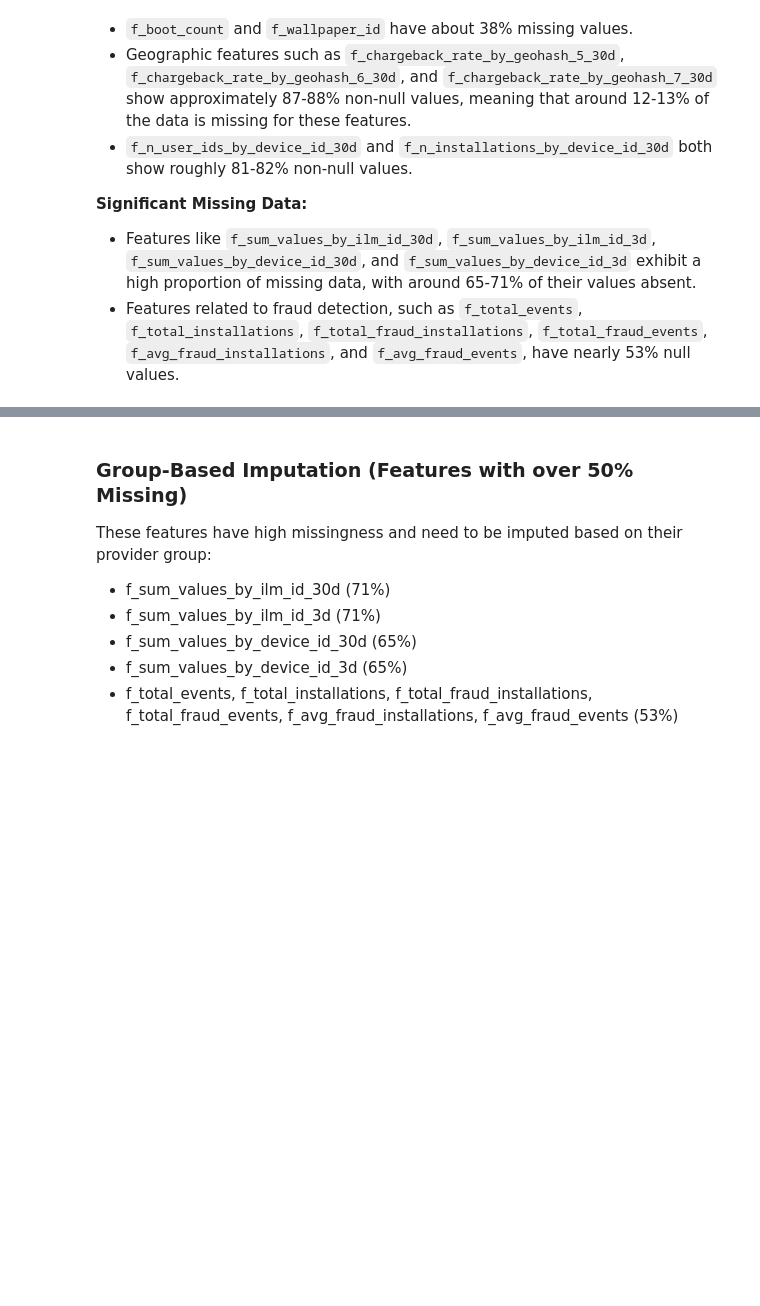
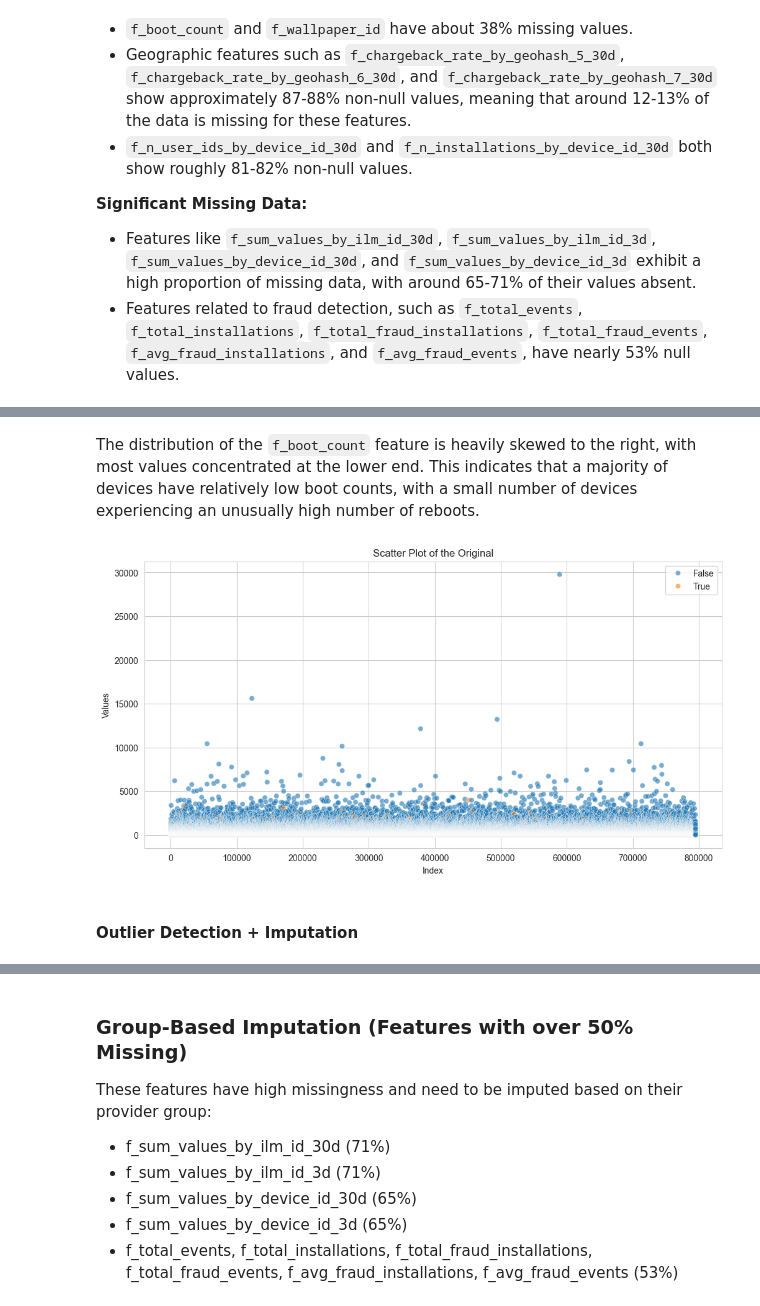
Before and after one commit to arthuraal/chargeback-prediction-incognia, a Jupyter notebook: notebooks/1-aaa-modeling.ipynb, the cells around one changed output, grey strips where cells are left out. Drawn from its saved outputs; the diff is of its cells as text; code cells hidden in the pictures; blank space fills up the shorter version.

```diff
--- a/notebooks/1-aaa-modeling.ipynb
+++ b/notebooks/1-aaa-modeling.ipynb
@@ -169,0 +388,19 @@ cleaned_data = raw_data.alias("cleaned_data")
+# %% [markdown]
+The distribution of the `f_boot_count` feature is heavily skewed to the right, with most values concentrated at the lower end. This indicates that a majority of devices have relatively low boot counts, with a small number of devices experiencing an unusually high number of reboots.
+# %%
+# Assuming you have a DataFrame named 'pandas_df' with original and imputed columns
+pandas_df = cleaned_data.select("f_boot_count", "chargeback").toPandas()
+original_values = pandas_df["f_boot_count"]
+
+# Create a scatter plot
+plt.figure(figsize=(12, 6))
+sns.scatterplot(data=pandas_df, x=pandas_df.index, y="f_boot_count", hue="chargeback", alpha=0.6)
+
+# Set plot labels and title
+plt.xlabel('Index')
+plt.ylabel('Values')
+plt.title('Scatter Plot of the Original')
+plt.legend()
+plt.show()
+# %% [output]
+[figure, added]
@@ -169,0 +412,2 @@ cleaned_data = raw_data.alias("cleaned_data")
+# %% [markdown]
+#### Outlier Detection + Imputation
```
Also changed, not shown: parts of 181 cells of this notebook, 1 other file.
